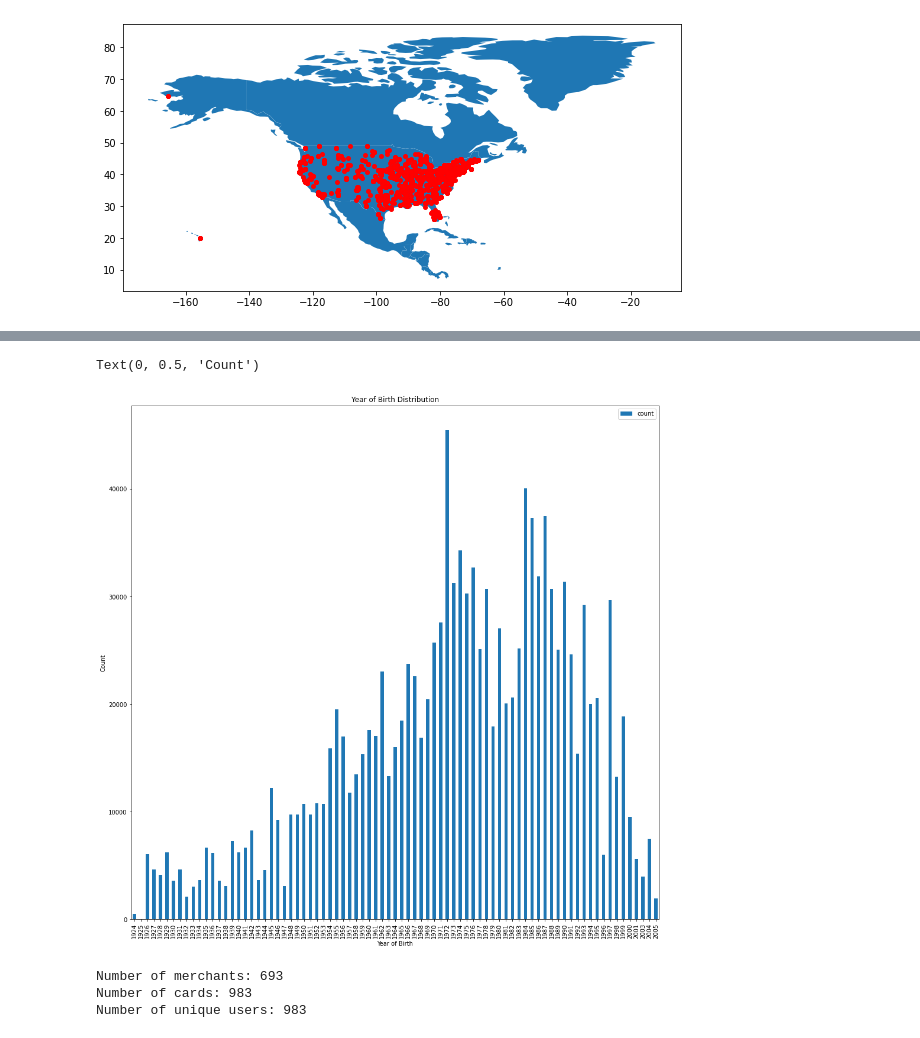
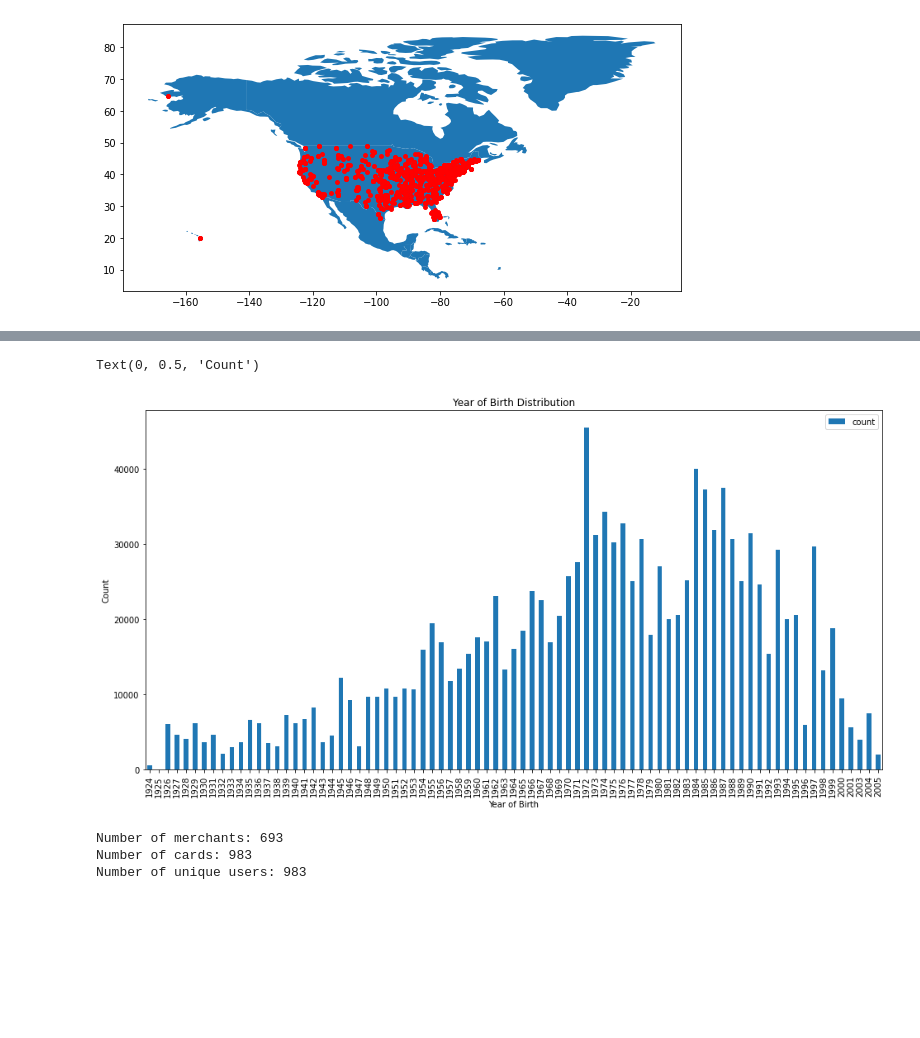
Before and after one commit to cwperks/eai6000_group5, a Jupyter notebook: week1/cperkins_week1_eda.ipynb, the cells around one changed output, grey strips where cells are left out. Drawn from its saved outputs; the diff is of its cells as text; code cells hidden in the pictures; blank space fills up the shorter version.

```diff
--- a/week1/cperkins_week1_eda.ipynb
+++ b/week1/cperkins_week1_eda.ipynb
@@ -142,13 +140,13 @@ Text(0, 0.5, 'Volume')
 # %%
 dob_counts = fraud_df['year_of_birth'].value_counts().sort_index().reset_index()
 dob_counts.columns = ['year_of_birth','count']
 
-plt = dob_counts.plot.bar(x='year_of_birth', y='count', figsize=(16, 16), title="Year of Birth Distribution")
+plt = dob_counts.plot.bar(x='year_of_birth', y='count', figsize=(16, 8), title="Year of Birth Distribution")
 plt.set_xlabel('Year of Birth')
 plt.set_ylabel('Count')
 # %% [output]
 Text(0, 0.5, 'Count')
-[figure, old version]
+[figure, new version]
 # %%
 # Number of merchants in the dataset
 
```
Also changed, not shown: parts of 5 cells of this notebook, 2 other files.
